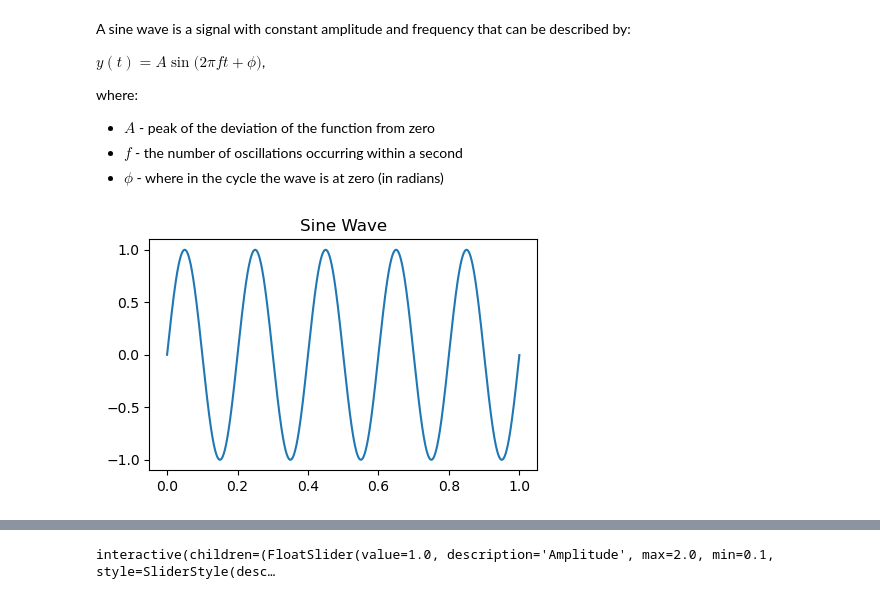
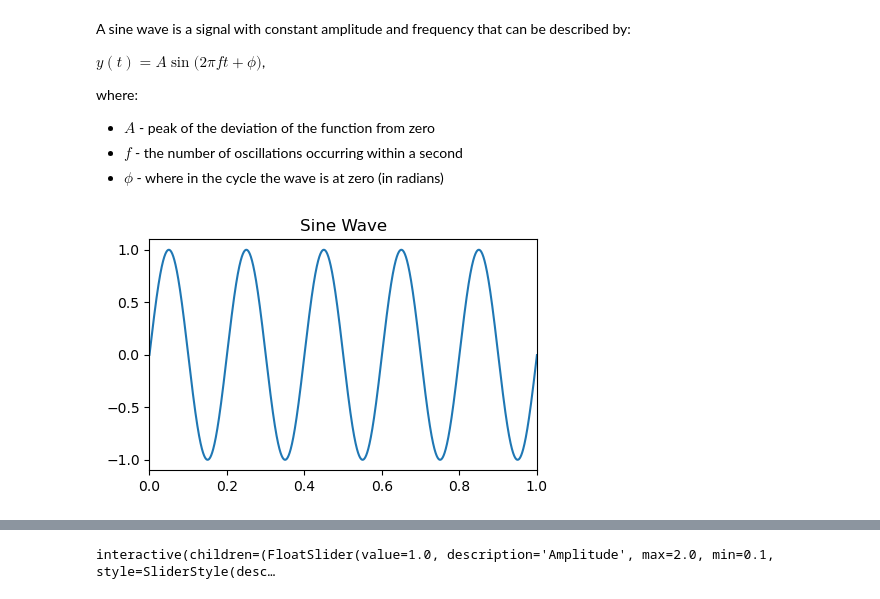
Before and after one commit to leewujung/fundamentals, a Jupyter notebook: boat_tutorials/primers/signal_processing_01_signals.ipynb, the cells around one changed output, grey strips where cells are left out. Saved outputs shown, nothing was run; the diff lists cells and outputs as text; code cells hidden in the pictures.

```diff
--- a/boat_tutorials/primers/signal_processing_01_signals.ipynb
+++ b/boat_tutorials/primers/signal_processing_01_signals.ipynb
@@ -29,14 +29,15 @@ time = np.linspace(0, end_time, end_time*N, endpoint=False) # 1 sec
 # %%
 # Generate a 5 kHz sine wave
 A = 1
 freq = 5
 cw = A*np.sin(2*np.pi*freq*time) # zero phase
 plt.figure(figsize=(5,3))
 plt.title("Sine Wave")
 plt.plot(time, cw)
+plt.xlim(0, 1)
 plt.show()
 # %% [output]
-[figure, old version]
+[figure, new version]
 # %%
 import IPython.display as ipd
 
```
Also changed, not shown: parts of 1 cell of this notebook.
